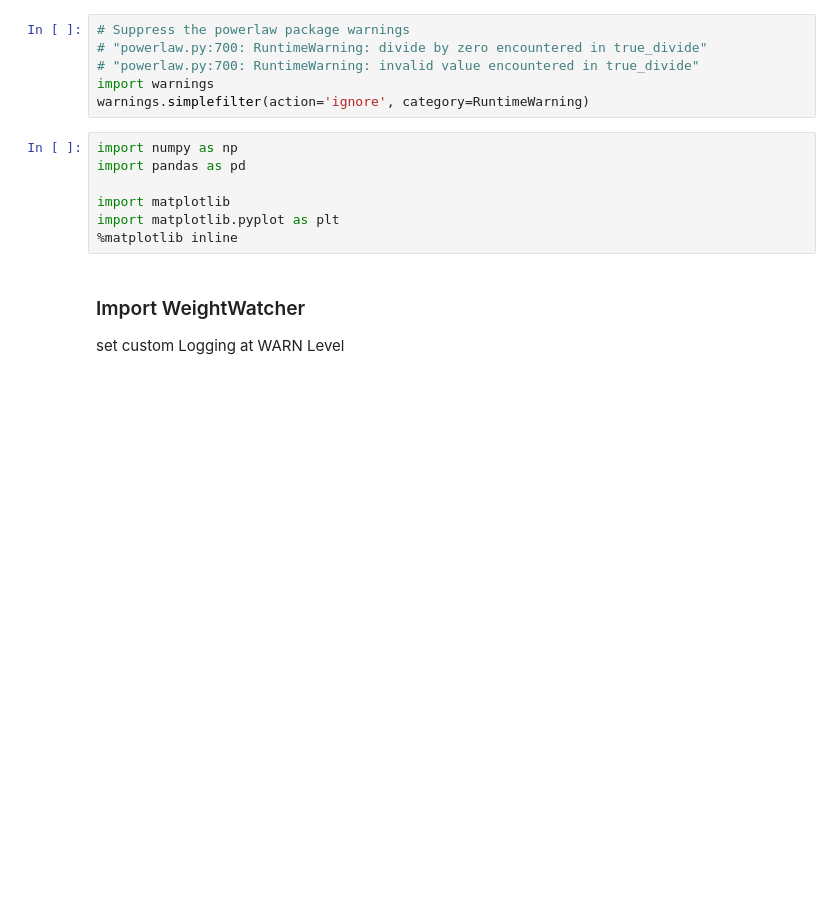
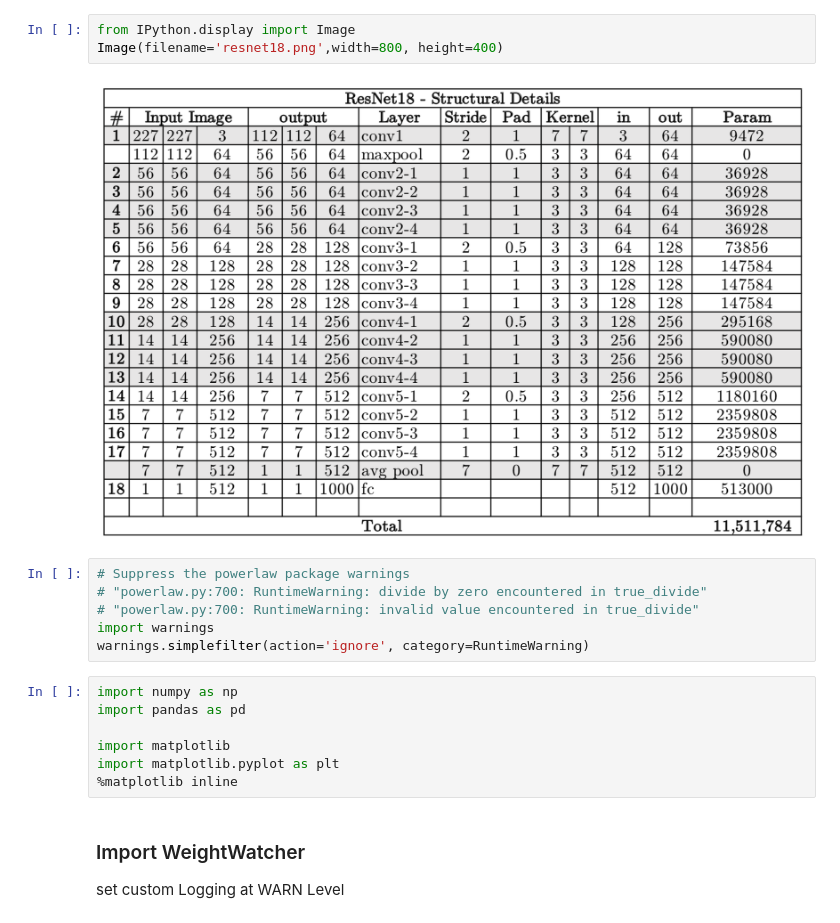
Before and after one commit to CalculatedContent/WeightWatcher, a Jupyter notebook: WeightWatcher-ResNet.ipynb, the cells around one changed output. Cells and saved outputs as stored; diff of their text form; blank space fills up the shorter version.

```diff
--- a/WeightWatcher-ResNet.ipynb
+++ b/WeightWatcher-ResNet.ipynb
@@ -7,3 +19,8 @@ https://calculationconsulting.com
+# %%
+from IPython.display import Image
+Image(filename='resnet18.png',width=800, height=400)
+# %% [output]
+[figure, added]
 # %%
 # Suppress the powerlaw package warnings
 # "powerlaw.py:700: RuntimeWarning: divide by zero encountered in true_divide"
```
Also changed, not shown: parts of 5 cells of this notebook, 1 other file.
